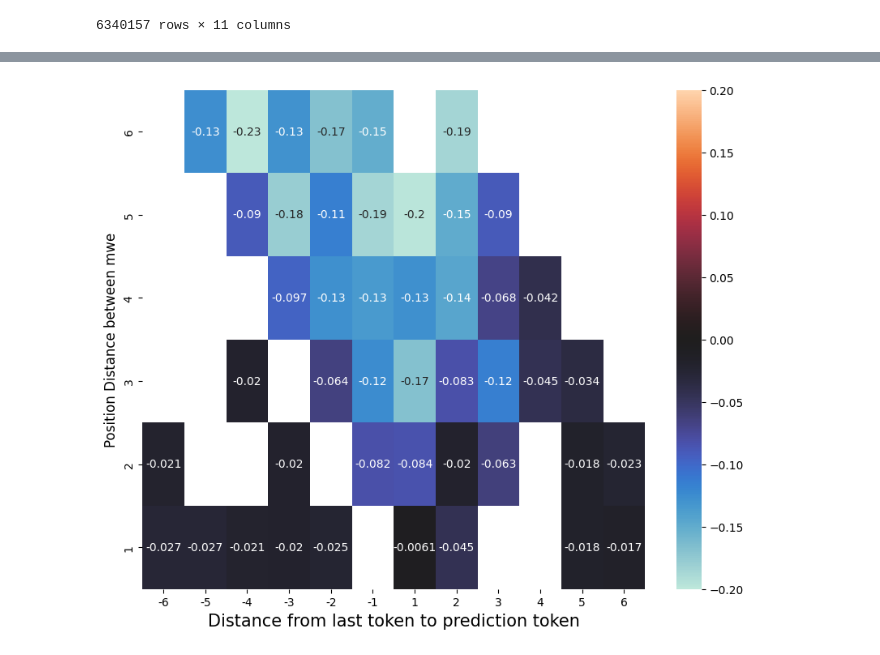
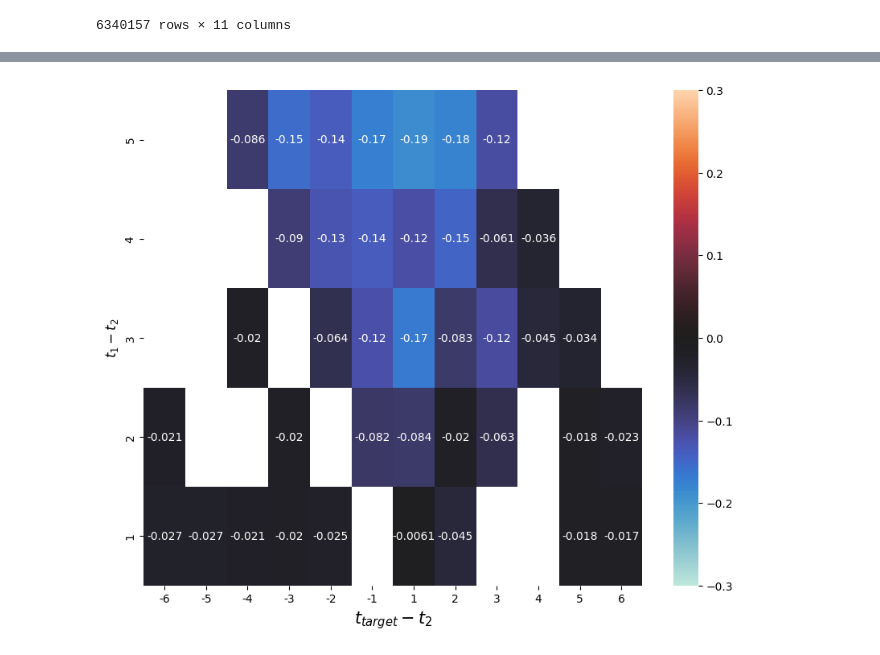
Before and after one commit to divyanshsinghvi/ShapleyInteraction4Structure, a Jupyter notebook: final/plots.ipynb, the cells around one changed output, grey strips where cells are left out. Cells and saved outputs as stored; diff of their text form; code cells hidden in the pictures.

```diff
--- a/final/plots.ipynb
+++ b/final/plots.ipynb
@@ -406,7 +361,7 @@ plt.show()
 import numpy as np
 zp = ap.copy()
 zp['ct'] = zp.groupby(['posdis', 'min_dist', 'syntactic_distance_idx_mapped'])['tensor'].transform(lambda x : x.count())
-zp = zp[zp['ct']>50]
+zp = zp[zp['ct']>100]
 # zp = zp[zp['syntactic_distance_idx_mapped']>0]
 zp = zp[zp['syntactic_distance_idx_mapped']>0]
 zp = zp[zp['syntactic_distance_idx_mapped']<=6]
@@ -420,34 +375,34 @@ zp = zp[zp['diff_syn']==1]
 from scipy.stats import pearsonr, spearmanr
 # z = zp.groupby(['posdis', 'min_dist'])[['tensor','syntactic_distance_idx_mapped']].corr(method=lambda x, y: pearsonr(x, y)[0])
 # y = zp.groupby(['posdis', 'min_dist'])[['tensor','syntactic_distance_idx_mapped']].corr(method=lambda x, y: pearsonr(x, y)[1])
 
 z = zp.groupby(['posdis', 'min_dist'])[['tensor','syntactic_distance_idx_mapped']].corr(method=lambda x, y: spearmanr(x, y)[0])
 y = zp.groupby(['posdis', 'min_dist'])[['tensor','syntactic_distance_idx_mapped']].corr(method=lambda x, y: spearmanr(x, y)[1])
 
 
 y = y['syntactic_distance_idx_mapped'].reset_index()
 y = y[y['level_2'] == 'tensor']
 mask_apq = y[y['min_dist'].abs()<=6].drop(columns = ['level_2']).set_index([ 'posdis', 'min_dist']).unstack()
 mask_apq.columns = [x[1] for x in mask_apq.columns]
 mask_apq = mask_apq[::-1]
 mask_apq = np.where(mask_apq > 0.05, np.nan, 1)
 # mask_apq = np.where(mask_apq > 0.05, 1, 1)
 
 
 z = z['syntactic_distance_idx_mapped'].reset_index()
 z = z[z['level_2'] == 'tensor']
 apq = z[z['min_dist'].abs()<=6].drop(columns = ['level_2']).set_index([ 'posdis', 'min_dist']).unstack()
 apq.columns = [x[1] for x in apq.columns]
 apq = apq[::-1]
 apq = apq * mask_apq
 
 
 plt.figure(figsize=(10,8))
 
-ax = sns.heatmap(apq, annot=True, center=0, vmin= -0.2, vmax=0.2)
-plt.xlabel('Distance from last token to prediction token', fontsize = 15) # x-axis label with fontsize 15
-plt.ylabel('Position Distance between mwe', fontsize = 12) # y-axis label with fontsize 15
+ax = sns.heatmap(apq, annot=True, center=0, vmin= -0.3, vmax=0.3)
+plt.xlabel('$t_{target} - t_2$', fontsize = 15) # x-axis label with fontsize 15
+plt.ylabel('$t_1 - t_2$', fontsize = 12) # y-axis label with fontsize 15
 
 plt.show()
 # %% [output]
-[figure, old version]
+[figure, new version]
```
Also changed, not shown: parts of 13 cells of this notebook, 2 other files.
